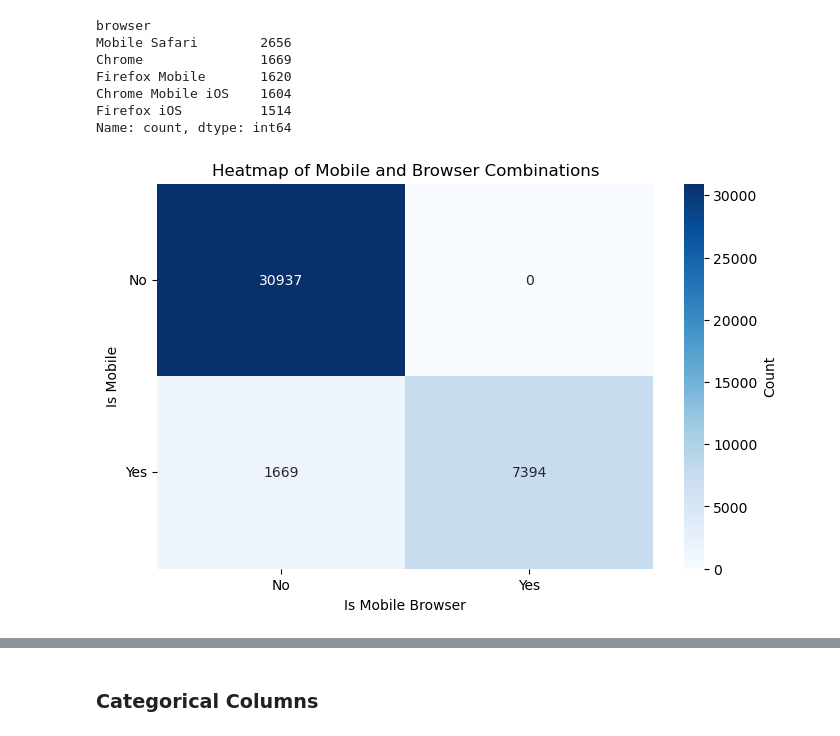
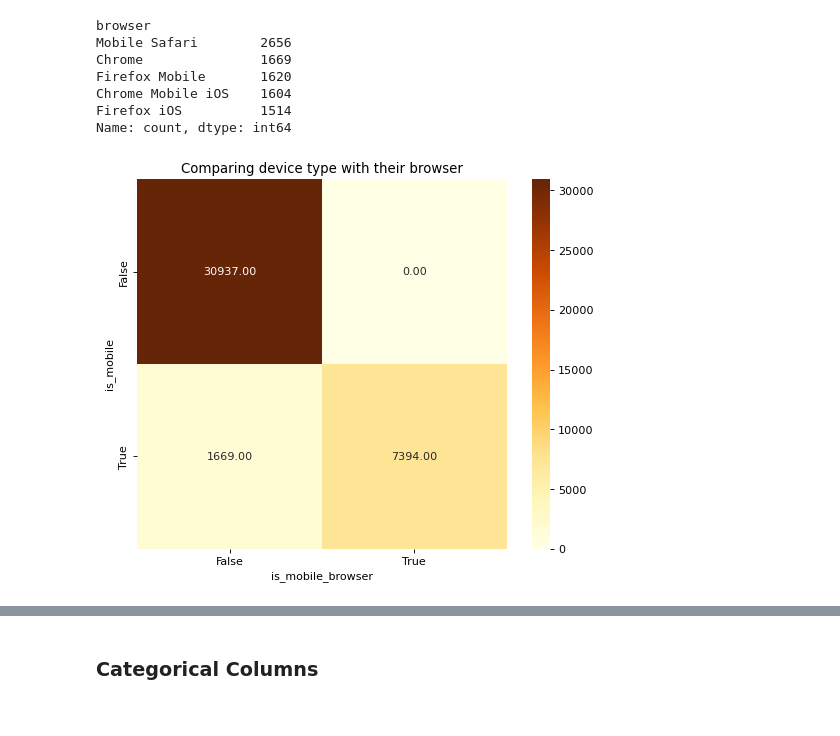
Before and after one commit to dominicbraam/cyberattack-model, a Jupyter notebook: notebooks/Data Exploration.ipynb, the cells around one changed output, grey strips where cells are left out. Cells and saved outputs as stored; diff of their text form; code cells hidden in the pictures.

```diff
--- a/notebooks/Data Exploration.ipynb
+++ b/notebooks/Data Exploration.ipynb
@@ -357,3 +343,12 @@ From the raw stats shown previously, we can determine the following:
+# %%
+def heatmap_from_contingency(contingency_table, title=""):
+    fig = plt.figure(num=None, figsize=(8, 6), dpi=80, facecolor='w', edgecolor='k')
+    plt.clf()
+    ax = fig.add_subplot(111)
+    ax.set_aspect(1)
+    res = sns.heatmap(contingency_table, annot=True, fmt='.2f', vmin=0, cmap="YlOrBr")
+    plt.title(title)
+    plt.show()
 # %% [markdown]
 ### Device Information
 
@@ -421,17 +416,9 @@ Firefox iOS          1514
 Name: count, dtype: int64
 # %%
 contingency_table = pd.crosstab(df['is_mobile'], df['is_mobile_browser'])
-
-plt.figure(figsize=(8, 5))
-sns.heatmap(contingency_table, annot=True, cmap='Blues', fmt='g', cbar_kws={'label':"Count"})
-plt.title("Heatmap of Mobile and Browser Combinations")
-plt.xlabel("Is Mobile Browser")
-plt.ylabel("Is Mobile")
-plt.xticks([0.5, 1.5], ["No", "Yes"], rotation=0)
-plt.yticks([0.5, 1.5], ["No", "Yes"], rotation=0)
-plt.show()
+heatmap_from_contingency(contingency_table, "Comparing device type with their browser")
 # %% [output]
-[figure, old version]
+[figure, new version]
 # %%
 # this is done here because this change would affect the results of the cell checking for browsers linked to mobile
 # the goal of the previous cell is to see if there are any non-mobile browsers
```
Also changed, not shown: parts of 39 cells of this notebook.
